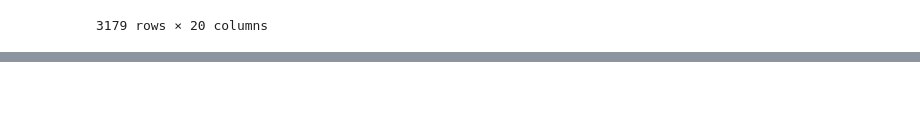
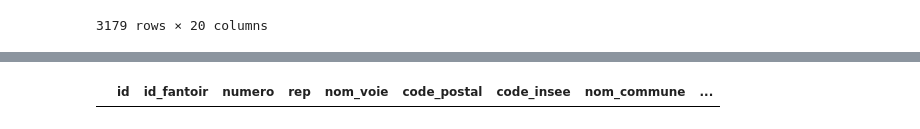
Before and after one commit to gitreunion/datacup-challenge-esi-flipside, a Jupyter notebook: Untitled.ipynb, the cells around one changed output, grey strips where cells are left out. Cells and saved outputs as stored; diff of their text form; code cells hidden in the pictures; blank space fills up the shorter version.

Commit message:
Adaptation de l'adresse Zeop

```diff
--- a/Untitled.ipynb
+++ b/Untitled.ipynb
@@ -39,3 +41,12 @@ Zeop_Adress
 | 3177 | 55.269677 | -21.127204 | 974230027H-5 | 5 | NaN | Chemin | DES BANANIERS | NaN | 97423 | ... |
 | 3178 | 55.269731 | -21.127521 | 974230027H-6 | 6 | NaN | Chemin | DES BANANIERS | NaN | 97423 | ... |
 3179 rows × 20 columns
+# %%
+#Convertir les données de la BAN vers le format ZEOP
+
+## Obtenir toutes les adresses BAN qui sont certifier
+
+
+## On garde uniquement les variables des BAN
+
+Ban_Adress_Certifier = Ban_Adress[Ban_Adress["certification_commune"] == 1]
@@ -41,0 +69,16 @@ Zeop_Adress
+# %%
+## Transformer le format du document de la ZEOP vers BAN
+
+Ban_Adress_Empty = Ban_Adress.iloc[0:0]
+
+## ON garde uniqument les varialbes du fichier BAN
+## ATTENTION RETIRER LES TIRETS
+Zeop_Adress_reodered = Ban_Adress_Empty
+Zeop_Adress_reodered['lon'] = Zeop_Adress['x']
+Zeop_Adress_reodered['lat'] = Zeop_Adress['y']
+Zeop_Adress_reodered['code_postal'] = Zeop_Adress['code_poste']
+Zeop_Adress_reodered['code_insee'] = Zeop_Adress['code_insee']
+Zeop_Adress_reodered['nom_commune'] = Zeop_Adress['nom_com'].str.replace("-", " ").str.upper() #ATTENTION
+Zeop_Adress_reodered['nom_voie'] = Zeop_Adress['type_voie']+ " " + Zeop_Adress['nom_voie'].str.lower()
+
+Zeop_Adress_reodered['id'] = Zeop_Adress['imb_id']
@@ -41,0 +123,3 @@ Zeop_Adress
+# %%
+test_row = Zeop_Adress_reodered.iloc[0]
+test_BAN = Ban_Adress_Certifier.iloc[0]
@@ -41,0 +196,2 @@ Zeop_Adress
+# %%
+data = Create_Df_Wrong_Adresses(Ban_Adress_Certifier, Zeop_Adress_reodered)
@@ -41,0 +216,4 @@ Zeop_Adress
+# %%
+data
+# %% [output]
+|  | id | id_fantoir | numero | rep | nom_voie | code_postal | code_insee | nom_commune | ... |
```
Also changed, not shown: parts of 10 cells of this notebook, 1 other file.
